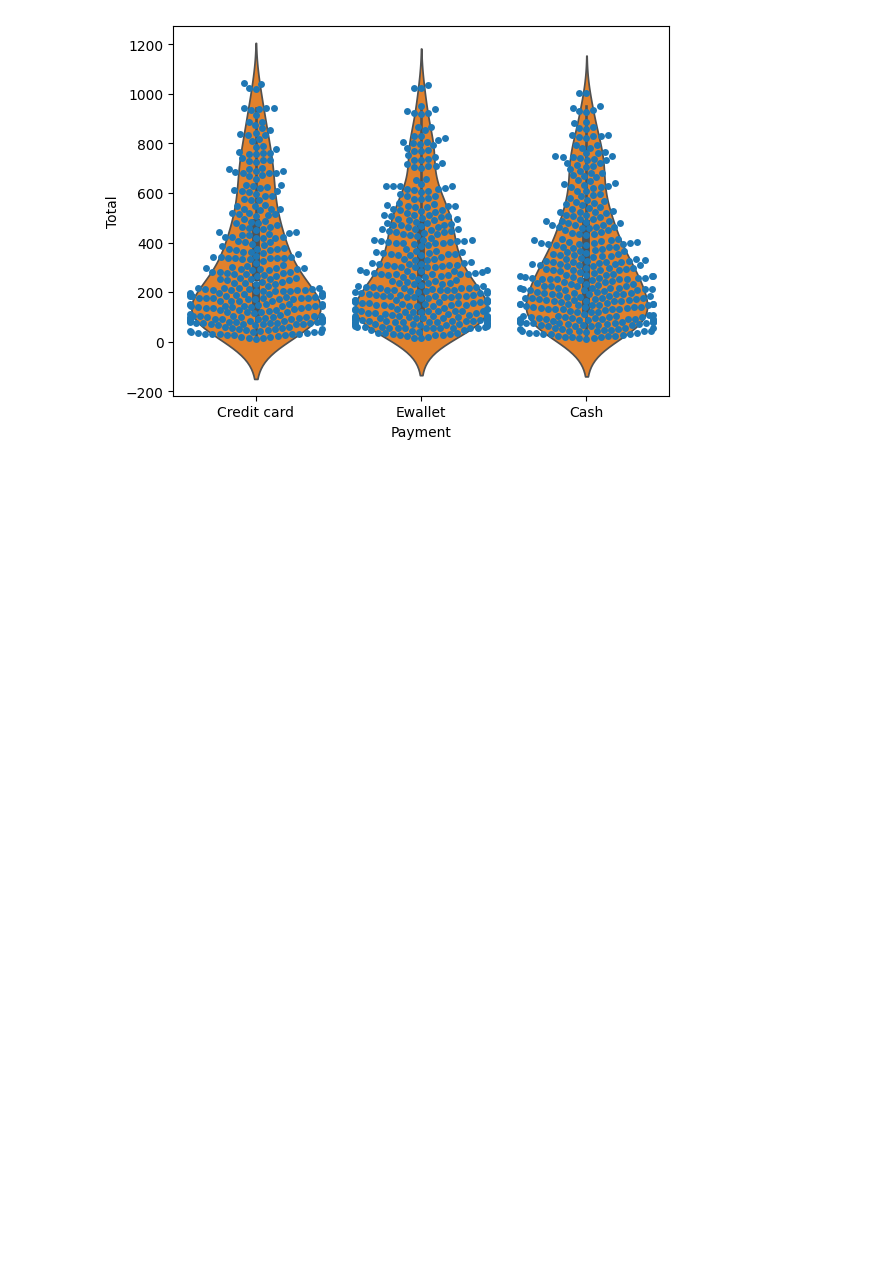
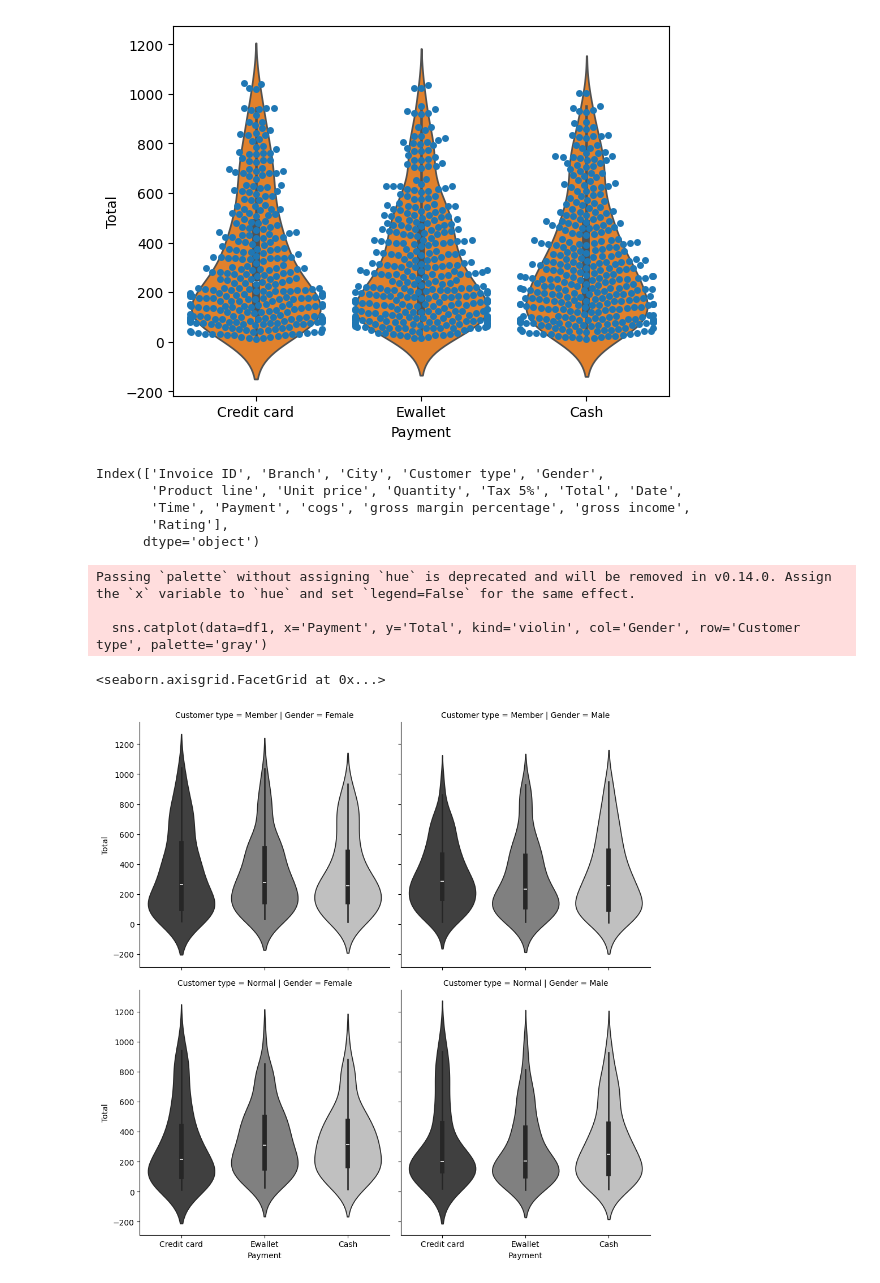
Before and after one commit to surendarmanoj/data-science, a Jupyter notebook: Data_Visualisation_using_Seaborn.ipynb, the cells around one changed output. Cells and saved outputs as stored; diff of their text form; code cells hidden in the pictures; blank space fills up the shorter version.

```diff
--- a/Data_Visualisation_using_Seaborn.ipynb
+++ b/Data_Visualisation_using_Seaborn.ipynb
@@ -157,3 +178,19 @@ sns.violinplot(data=df1,y='Total', x='Payment')
 # %% [output]
 <Axes: xlabel='Payment', ylabel='Total'>
 [figure]
+# %%
+df1.columns
+# %% [output]
+Index(['Invoice ID', 'Branch', 'City', 'Customer type', 'Gender',
+       'Product line', 'Unit price', 'Quantity', 'Tax 5%', 'Total', 'Date',
+       'Time', 'Payment', 'cogs', 'gross margin percentage', 'gross income',
+       'Rating'],
+      dtype='object')
+# %%
+sns.catplot(data=df1, x='Payment', y='Total', kind='violin', col='Gender', row='Customer type', palette='gray')
+# %% [output]
+Passing `palette` without assigning `hue` is deprecated and will be removed in v0.14.0. Assign the `x` variable to `hue` and set `legend=False` for the same effect.
+
+  sns.catplot(data=df1, x='Payment', y='Total', kind='violin', col='Gender', row='Customer type', palette='gray')
+<seaborn.axisgrid.FacetGrid at 0x...>
+[figure, added]
```
Also changed, not shown: parts of 16 cells of this notebook.
